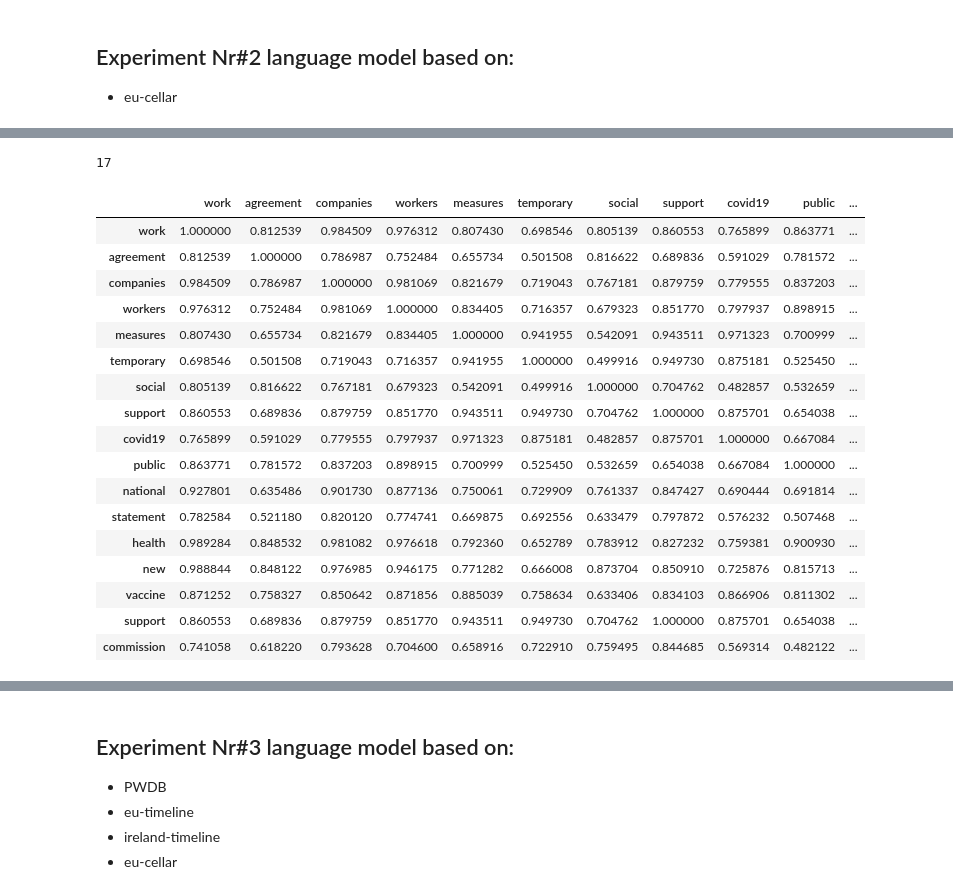
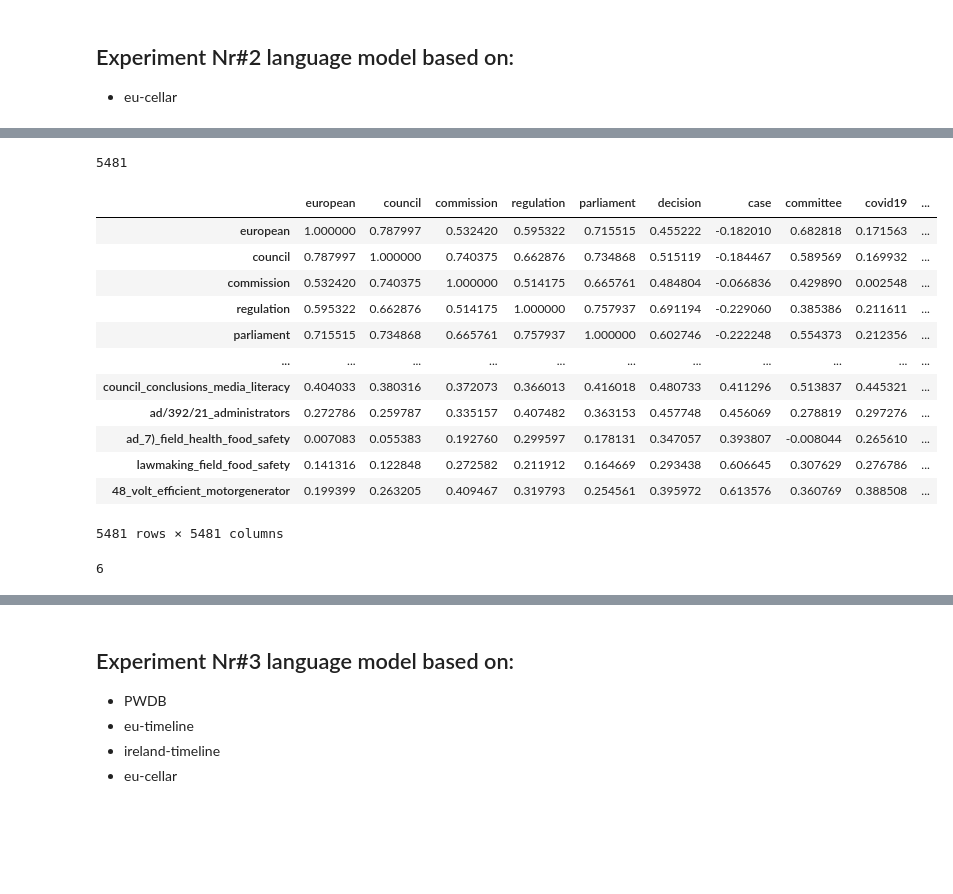
Before and after one commit to meaningfy-ws/sem-covid, a Jupyter notebook: sem_covid/entrypoints/notebooks/language_modeling/word2vec_model_training.ipynb, the cells around one changed output, grey strips where cells are left out. Saved outputs shown, nothing was run; the diff lists cells and outputs as text; code cells hidden in the pictures; blank space fills up the shorter version.

Commit message:
added lemmas in feature extraction

```diff
--- a/sem_covid/entrypoints/notebooks/language_modeling/word2vec_model_training.ipynb
+++ b/sem_covid/entrypoints/notebooks/language_modeling/word2vec_model_training.ipynb
@@ -95,3 +93,18 @@ def apply_cleaning_functions(document_corpus: pd.Series) -> pd.Series:
     new_document_corpus = new_document_corpus.apply(clean_remove_stopwords)
 
     return new_document_corpus
+
+
+def select_most_similar_words(document: pd.Series, percentage: float) -> pd.Series:
+    """
+        It locate the rows with equal and above inserted percentage number
+    """
+    return document.loc[document >= percentage]
+
+
+def lemmatize_document(document: Doc) -> Doc:
+    """
+        Gets from the tokens in inserted document their lemma form
+    """
+    lemmatization = [word.lemma_ for word in document]
+    return nlp(str(lemmatization))
@@ -153,9 +163,10 @@ class LanguageModelPipeline:
         """
             To extract the parts of speech, below it was defined classes for each token is necessary.
         """
-        self.documents_corpus = pd.concat([self.documents_corpus.apply(document_lemmatization),
-                                           self.documents_corpus.apply(document_atomization_noun_phrases)]
-                                          , ignore_index=True)
+        self.documents_corpus = pd.concat([self.documents_corpus,
+                                           self.documents_corpus.apply(document_atomization_noun_phrases),
+                                           self.documents_corpus.apply(lemmatize_document)]
+                                           ,ignore_index=True)
 
         self.documents_corpus = self.documents_corpus.apply(lambda x: list(map(str, x)))
 
@@ -243,15 +227,14 @@ selected_key_words = [word for word in key_words if word in selected_pos]
-# %%
-len(selected_key_words)
-# %% [output]
-17
 # %%
 selected_pos_index = [model2_language_model_pipeline.word2vec.wv.index_to_key.index(token)
                       for token in selected_pos
                       if token in model2_language_model_pipeline.word2vec.wv.index_to_key]
 # %%
 selected_pos_embeddings = [model2_language_model_pipeline.word2vec.wv.vectors[index]
-                           for index in selected_pos_index
-                           ]
+                           for index in selected_pos_index]
+# %%
+len(selected_pos)
+# %% [output]
+5481
 # %%
 def my_get_similarity_matrix(vector: np.ndarray, keys: list, metric: callable) -> pd.DataFrame:
     """
@@ -266,29 +249,33 @@ def my_get_similarity_matrix(vector: np.ndarray, keys: list, metric: callable) -
     from sklearn.metrics import pairwise_distances
     return pd.DataFrame(pairwise_distances(vector, metric=metric), columns=keys, index=keys)
 # %%
-sim_matrix = my_get_similarity_matrix(selected_pos_embeddings,
-                                      selected_key_words,
-                                      metric=cosine_similarity)
+sim_matrix =  my_get_similarity_matrix(selected_pos_embeddings,
+                      selected_pos,
+                      metric=cosine_similarity)
 sim_matrix
 # %% [output]
-|  | work | agreement | companies | workers | measures | temporary | social | support | covid19 | public | ... |
-| work | 1.000000 | 0.812539 | 0.984509 | 0.976312 | 0.807430 | 0.698546 | 0.805139 | 0.860553 | 0.765899 | 0.863771 | ... |
-| agreement | 0.812539 | 1.000000 | 0.786987 | 0.752484 | 0.655734 | 0.501508 | 0.816622 | 0.689836 | 0.591029 | 0.781572 | ... |
-| companies | 0.984509 | 0.786987 | 1.000000 | 0.981069 | 0.821679 | 0.719043 | 0.767181 | 0.879759 | 0.779555 | 0.837203 | ... |
-| workers | 0.976312 | 0.752484 | 0.981069 | 1.000000 | 0.834405 | 0.716357 | 0.679323 | 0.851770 | 0.797937 | 0.898915 | ... |
-| measures | 0.807430 | 0.655734 | 0.821679 | 0.834405 | 1.000000 | 0.941955 | 0.542091 | 0.943511 | 0.971323 | 0.700999 | ... |
-| temporary | 0.698546 | 0.501508 | 0.719043 | 0.716357 | 0.941955 | 1.000000 | 0.499916 | 0.949730 | 0.875181 | 0.525450 | ... |
-| social | 0.805139 | 0.816622 | 0.767181 | 0.679323 | 0.542091 | 0.499916 | 1.000000 | 0.704762 | 0.482857 | 0.532659 | ... |
-| support | 0.860553 | 0.689836 | 0.879759 | 0.851770 | 0.943511 | 0.949730 | 0.704762 | 1.000000 | 0.875701 | 0.654038 | ... |
-| covid19 | 0.765899 | 0.591029 | 0.779555 | 0.797937 | 0.971323 | 0.875181 | 0.482857 | 0.875701 | 1.000000 | 0.667084 | ... |
-| public | 0.863771 | 0.781572 | 0.837203 | 0.898915 | 0.700999 | 0.525450 | 0.532659 | 0.654038 | 0.667084 | 1.000000 | ... |
-| national | 0.927801 | 0.635486 | 0.901730 | 0.877136 | 0.750061 | 0.729909 | 0.761337 | 0.847427 | 0.690444 | 0.691814 | ... |
-| statement | 0.782584 | 0.521180 | 0.820120 | 0.774741 | 0.669875 | 0.692556 | 0.633479 | 0.797872 | 0.576232 | 0.507468 | ... |
-| health | 0.989284 | 0.848532 | 0.981082 | 0.976618 | 0.792360 | 0.652789 | 0.783912 | 0.827232 | 0.759381 | 0.900930 | ... |
-| new | 0.988844 | 0.848122 | 0.976985 | 0.946175 | 0.771282 | 0.666008 | 0.873704 | 0.850910 | 0.725876 | 0.815713 | ... |
-| vaccine | 0.871252 | 0.758327 | 0.850642 | 0.871856 | 0.885039 | 0.758634 | 0.633406 | 0.834103 | 0.866906 | 0.811302 | ... |
-| support | 0.860553 | 0.689836 | 0.879759 | 0.851770 | 0.943511 | 0.949730 | 0.704762 | 1.000000 | 0.875701 | 0.654038 | ... |
-| commission | 0.741058 | 0.618220 | 0.793628 | 0.704600 | 0.658916 | 0.722910 | 0.759495 | 0.844685 | 0.569314 | 0.482122 | ... |
+|  | european | council | commission | regulation | parliament | decision | case | committee | covid19 | ... |
+| european | 1.000000 | 0.787997 | 0.532420 | 0.595322 | 0.715515 | 0.455222 | -0.182010 | 0.682818 | 0.171563 | ... |
+| council | 0.787997 | 1.000000 | 0.740375 | 0.662876 | 0.734868 | 0.515119 | -0.184467 | 0.589569 | 0.169932 | ... |
+| commission | 0.532420 | 0.740375 | 1.000000 | 0.514175 | 0.665761 | 0.484804 | -0.066836 | 0.429890 | 0.002548 | ... |
+| regulation | 0.595322 | 0.662876 | 0.514175 | 1.000000 | 0.757937 | 0.691194 | -0.229060 | 0.385386 | 0.211611 | ... |
+| parliament | 0.715515 | 0.734868 | 0.665761 | 0.757937 | 1.000000 | 0.602746 | -0.222248 | 0.554373 | 0.212356 | ... |
+| ... | ... | ... | ... | ... | ... | ... | ... | ... | ... | ... |
+| council_conclusions_media_literacy | 0.404033 | 0.380316 | 0.372073 | 0.366013 | 0.416018 | 0.480733 | 0.411296 | 0.513837 | 0.445321 | ... |
+| ad/392/21_administrators | 0.272786 | 0.259787 | 0.335157 | 0.407482 | 0.363153 | 0.457748 | 0.456069 | 0.278819 | 0.297276 | ... |
+| ad_7)_field_health_food_safety | 0.007083 | 0.055383 | 0.192760 | 0.299597 | 0.178131 | 0.347057 | 0.393807 | -0.008044 | 0.265610 | ... |
+| lawmaking_field_food_safety | 0.141316 | 0.122848 | 0.272582 | 0.211912 | 0.164669 | 0.293438 | 0.606645 | 0.307629 | 0.276786 | ... |
+| 48_volt_efficient_motorgenerator | 0.199399 | 0.263205 | 0.409467 | 0.319793 | 0.254561 | 0.395972 | 0.613576 | 0.360769 | 0.388508 | ... |
+5481 rows × 5481 columns
+# %%
+
+companies_column = select_most_similar_words(sim_matrix['companies'], percentage=0.985)
+covid_column = select_most_similar_words(sim_matrix['covid'], percentage=0.82)
+vaccine_column = select_most_similar_words(sim_matrix['vaccine'], percentage=0.92)
+health_column = select_most_similar_words(sim_matrix['health'], percentage=0.9)
+workers_column = select_most_similar_words(sim_matrix['workers'], percentage=0.963)
+# %% [output]
+6
 # %%
 # graph
 import networkx as nx
```
Also changed, not shown: parts of 8 cells of this notebook, 1 other file.
